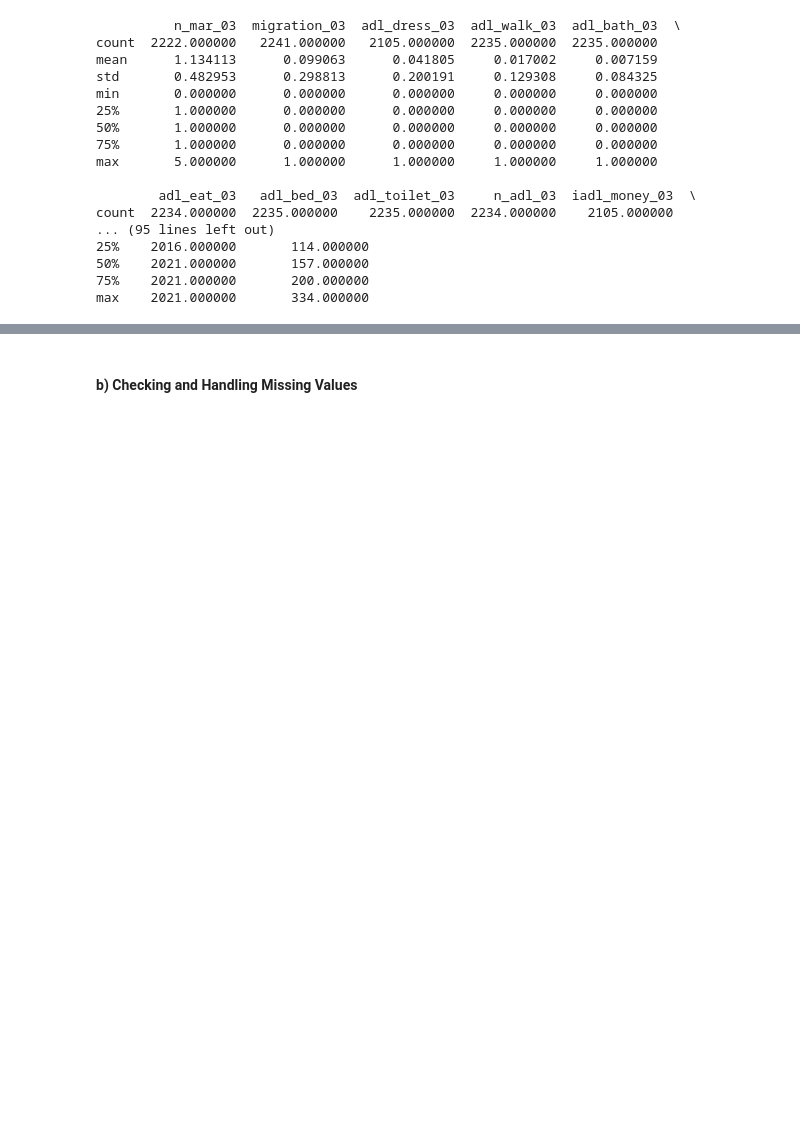
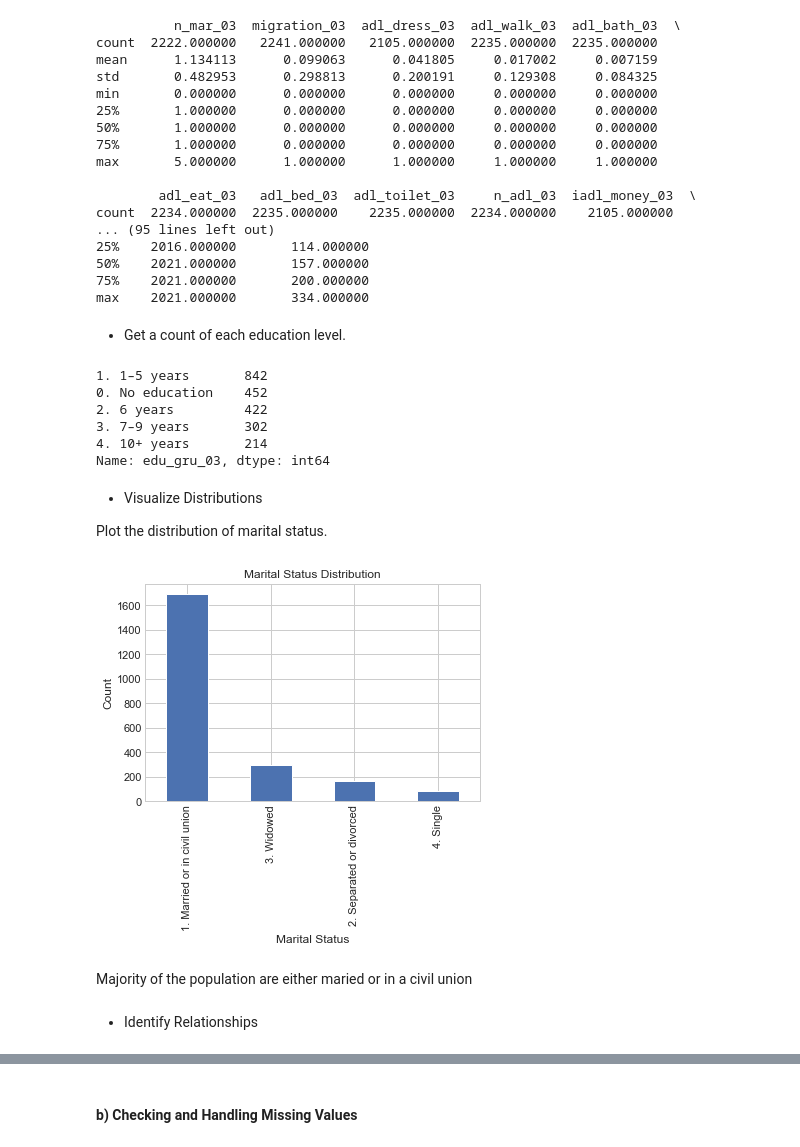
Before and after one commit to geomwangi007/Early-Detection-of-Alzheimer-s-Disease-and-Related-Dementias-Using-Social-Determinants-of-Health, a Jupyter notebook: IPNYBS/Cynthia.ipynb, the cells around one changed output, grey strips where cells are left out. Cells and saved outputs as stored; diff of their text form; code cells hidden in the pictures; blank space fills up the shorter version.

```diff
--- a/IPNYBS/Cynthia.ipynb
+++ b/IPNYBS/Cynthia.ipynb
@@ -63,3 +71,32 @@ count  2234.000000  2235.000000    2235.000000  2234.000000    2105.000000
 50%    2021.000000       157.000000
 75%    2021.000000       200.000000
 max    2021.000000       334.000000
+# %% [markdown]
+- Get a count of each education level.
+# %%
+education_counts = train_features['edu_gru_03'].value_counts()
+print(education_counts)
+# %% [output]
+1. 1–5 years       842
+0. No education    452
+2. 6 years         422
+3. 7–9 years       302
+4. 10+ years       214
+Name: edu_gru_03, dtype: int64
+# %% [markdown]
+- Visualize Distributions
+
+Plot the distribution of marital status.
+# %%
+
+train_features['married_03'].value_counts().plot(kind='bar')
+plt.title('Marital Status Distribution')
+plt.xlabel('Marital Status')
+plt.ylabel('Count')
+plt.show()
+# %% [output]
+[figure, added]
+# %% [markdown]
+Majority of the population are either maried or in a civil union
+# %% [markdown]
+-  Identify Relationships
```
Also changed, not shown: parts of 54 cells of this notebook.
